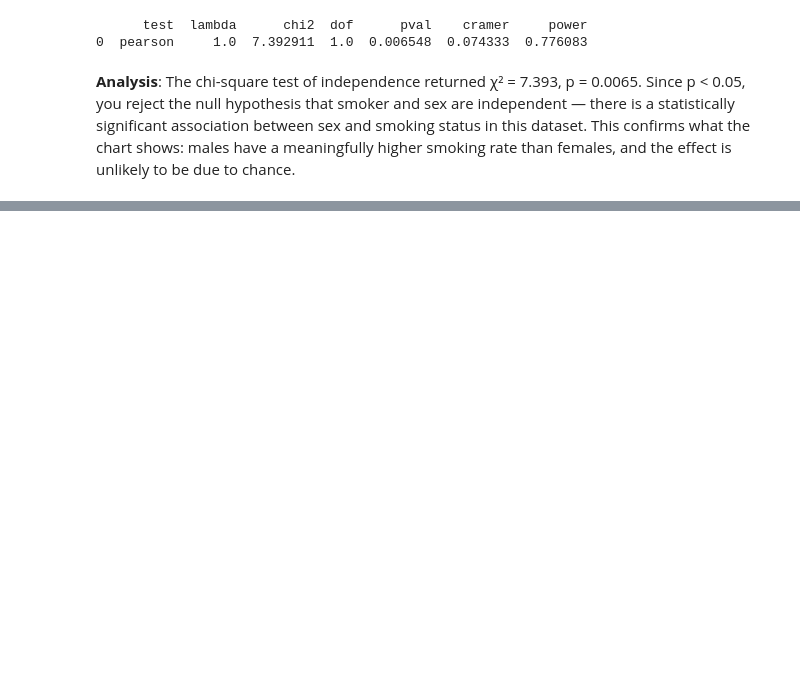
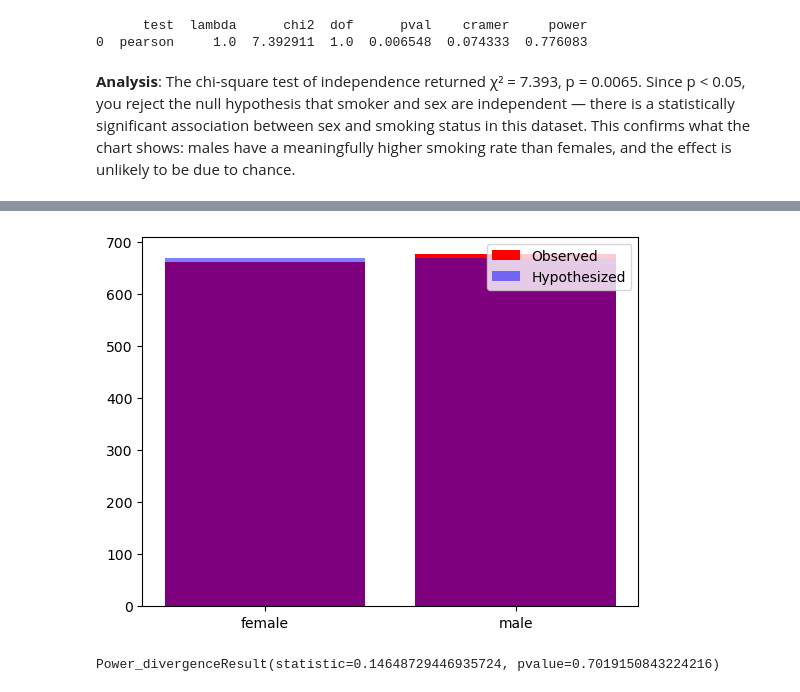
Before and after one commit to saalssall/Statistics_In_Python, a Jupyter notebook: Hypothesis_Testing.ipynb, the cells around one changed output, grey strips where cells are left out. Drawn from its saved outputs; the diff is of its cells as text; code cells hidden in the pictures; blank space fills up the shorter version.

```diff
--- a/Hypothesis_Testing.ipynb
+++ b/Hypothesis_Testing.ipynb
@@ -366,0 +394,16 @@ print(stats[stats['test'] == 'pearson'])
+# %%
+# Plot a red bar graph of n vs. sex for sex_counts
+plt.bar(sex_counts['sex'], sex_counts['n'], color="red", label="Observed")
+# Add a blue bar plot for the hypothesized counts
+plt.bar(hypothesized['sex'], hypothesized['n'], color='blue', alpha=0.5, label="Hypothesized")
+plt.legend()
+plt.show()
+# %% [output]
+[figure, added]
+# %%
+# Perform a goodness of fit test on the sex counts n
+gof_test = chisquare(f_obs = sex_counts['n'], f_exp = hypothesized['n'])
+# Print gof_test results
+print(gof_test)
+# %% [output]
+Power_divergenceResult(statistic=0.14648729446935724, pvalue=0.7019150843224216)
```
Also changed, not shown: parts of 14 cells of this notebook.
